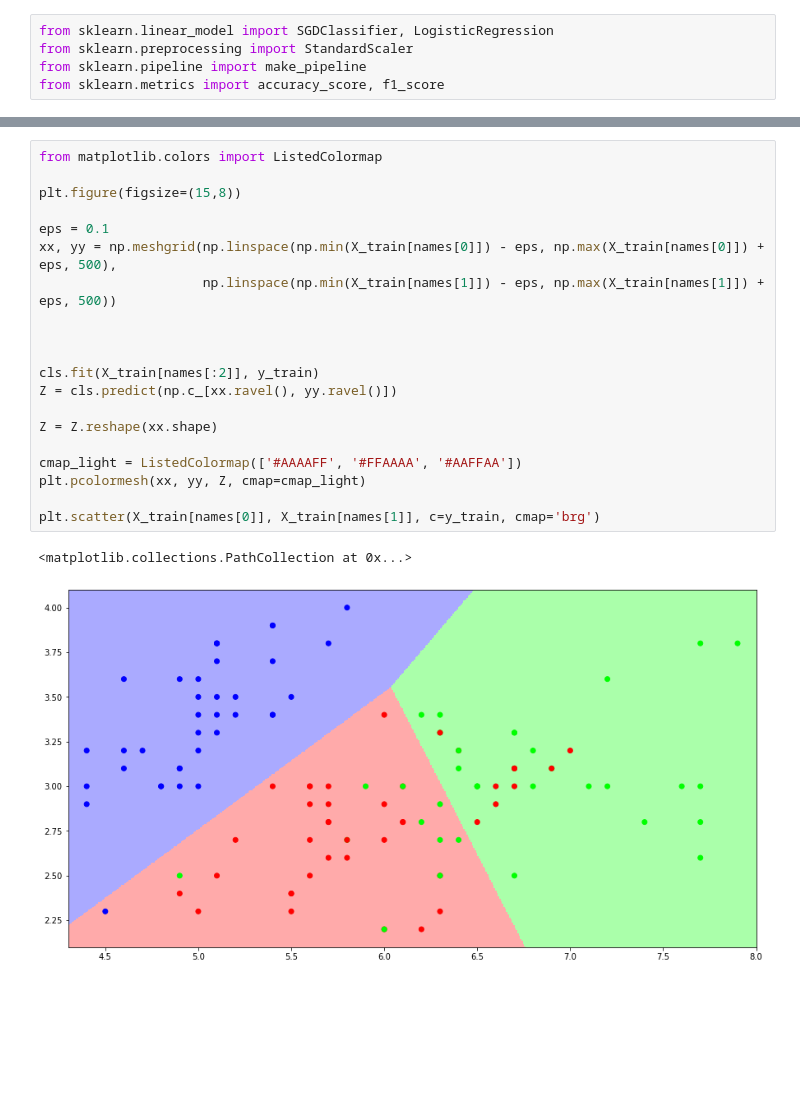
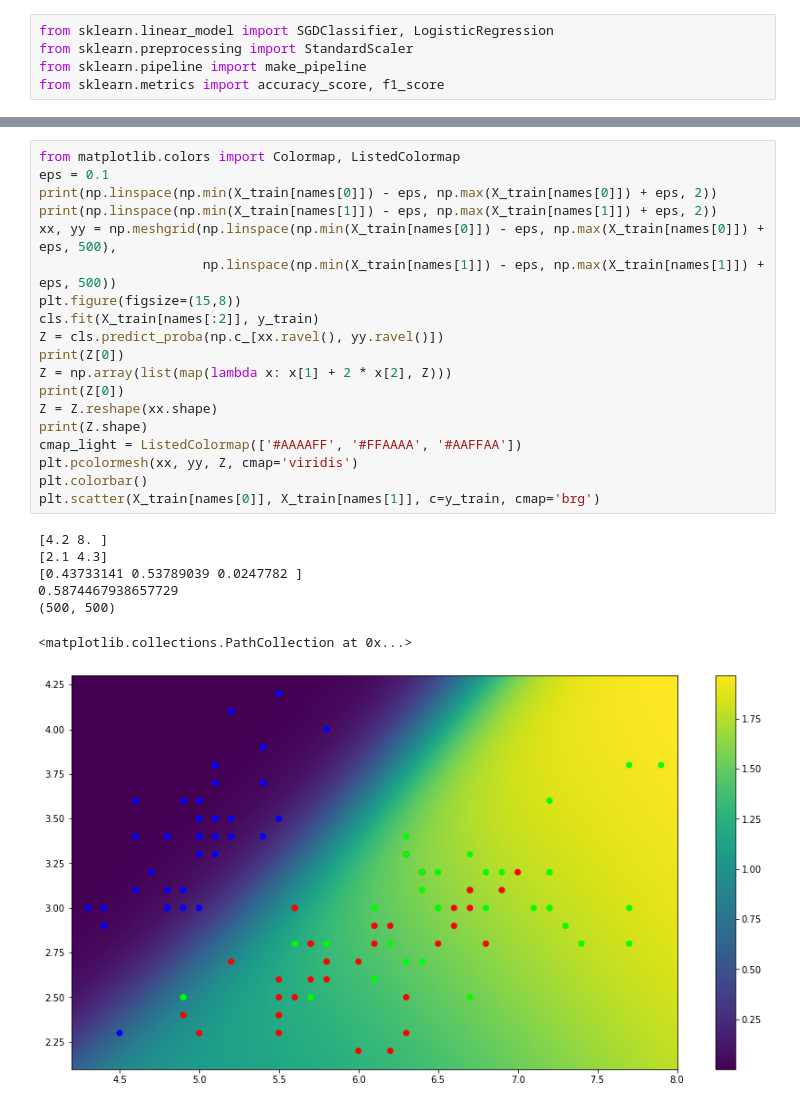
Before and after one commit to MrAntonS/ML22, a Jupyter notebook: 12. Домашнее задание. Линейные модели и методы оптимизации/[seminar,adv]linreg_regularization.ipynb, the cells around one changed output, grey strips where cells are left out. Saved outputs shown, nothing was run; the diff lists cells and outputs as text; blank space fills up the shorter version.

```diff
--- a/12. Домашнее задание. Линейные модели и методы оптимизации/[seminar,adv]linreg_regularization.ipynb
+++ b/12. Домашнее задание. Линейные модели и методы оптимизации/[seminar,adv]linreg_regularization.ipynb
@@ -924,23 +935,27 @@ cls[1].coef_, cls[1].intercept_
 # %%
-from matplotlib.colors import ListedColormap
-
-plt.figure(figsize=(15,8))
-
+from matplotlib.colors import Colormap, ListedColormap
 eps = 0.1
+print(np.linspace(np.min(X_train[names[0]]) - eps, np.max(X_train[names[0]]) + eps, 2))
+print(np.linspace(np.min(X_train[names[1]]) - eps, np.max(X_train[names[1]]) + eps, 2))
 xx, yy = np.meshgrid(np.linspace(np.min(X_train[names[0]]) - eps, np.max(X_train[names[0]]) + eps, 500),
                      np.linspace(np.min(X_train[names[1]]) - eps, np.max(X_train[names[1]]) + eps, 500))
-
-
-
+plt.figure(figsize=(15,8))
 cls.fit(X_train[names[:2]], y_train)
-Z = cls.predict(np.c_[xx.ravel(), yy.ravel()])
-
+Z = cls.predict_proba(np.c_[xx.ravel(), yy.ravel()])
+print(Z[0])
+Z = np.array(list(map(lambda x: x[1] + 2 * x[2], Z)))
+print(Z[0])
 Z = Z.reshape(xx.shape)
-
+print(Z.shape)
 cmap_light = ListedColormap(['#AAAAFF', '#FFAAAA', '#AAFFAA'])
-plt.pcolormesh(xx, yy, Z, cmap=cmap_light)
-
+plt.pcolormesh(xx, yy, Z, cmap='viridis')
+plt.colorbar()
 plt.scatter(X_train[names[0]], X_train[names[1]], c=y_train, cmap='brg')
 # %% [output]
-<matplotlib.collections.PathCollection at 0x...>
+[4.2 8. ]
+[2.1 4.3]
+[0.43733141 0.53789039 0.0247782 ]
+0.5874467938657729
+(500, 500)
+<matplotlib.collections.PathCollection at 0x...>
-[figure, old version]
+[figure, new version]
```
Also changed, not shown: parts of 31 cells of this notebook.
